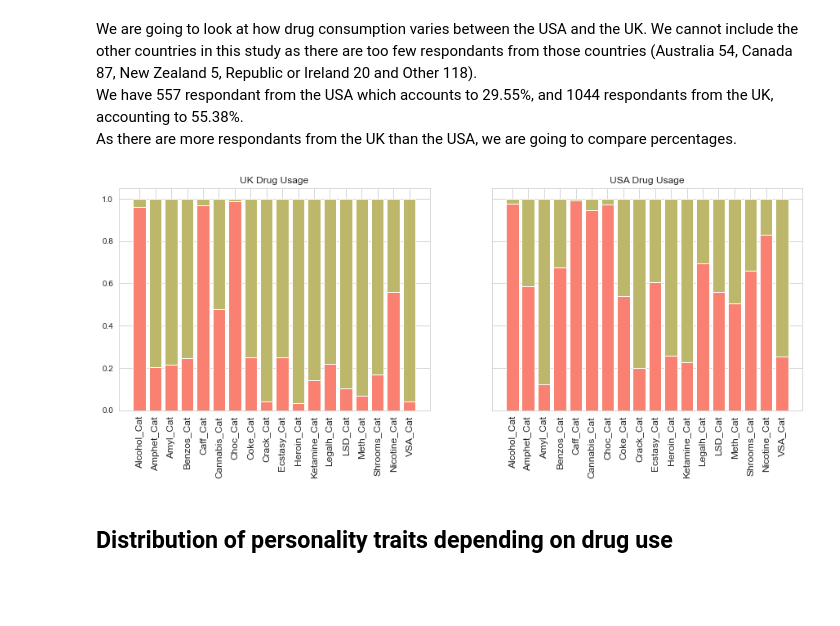
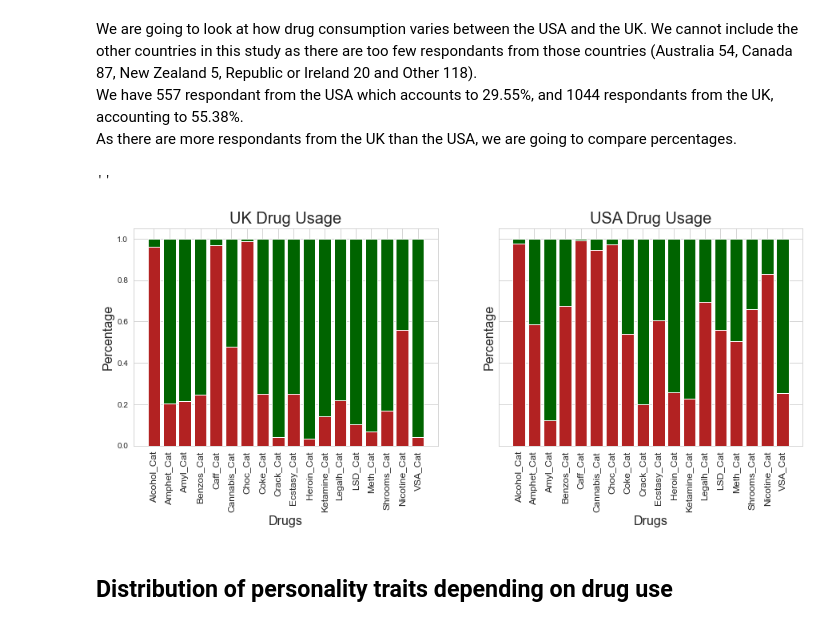
Before and after one commit to SebastianRoetten/Personality_vs_drug_use, a Jupyter notebook: EDA_Laura.ipynb, the cells around one changed output. Saved outputs shown, nothing was run; the diff lists cells and outputs as text; code cells hidden in the pictures; blank space fills up the shorter version.

```diff
--- a/EDA_Laura.ipynb
+++ b/EDA_Laura.ipynb
@@ -357,19 +394,26 @@ usa_user = pd.DataFrame([drugs_cat, usa_user_percentage, usa_non_user_percentage
 # %%
 drugs_cat = ["Alcohol_Cat", "Amphet_Cat", "Amyl_Cat", "Benzos_Cat", "Caff_Cat", "Cannabis_Cat", "Choc_Cat", "Coke_Cat", "Crack_Cat",
         "Ecstasy_Cat", "Heroin_Cat", "Ketamine_Cat", "Legalh_Cat", "LSD_Cat", "Meth_Cat", "Shrooms_Cat", "Nicotine_Cat", "VSA_Cat"]
 
 f, (ax1, ax2) = plt.subplots(1, 2, sharey=True, figsize=(15, 5))
 
-ax1.bar(uk_user["Drug"], uk_user["User"], color='salmon', edgecolor='white')
-ax1.bar(uk_user["Drug"], uk_user["Non_user"], bottom=uk_user["User"], color='darkkhaki', edgecolor='white')
-ax1.set_title('UK Drug Usage')
-ax1.set_xticklabels(drugs_cat, rotation=90, size = 12);
+ax1.bar(uk_user["Drug"], uk_user["User"], color='firebrick', edgecolor='white')
+ax1.bar(uk_user["Drug"], uk_user["Non_user"], bottom=uk_user["User"], color='darkgreen', edgecolor='white')
+ax1.set_title('UK Drug Usage', size = 20)
+ax1.set_xticklabels(drugs_cat, rotation=90, size = 12)
+ax1.set_xlabel("Drugs",size=16)
+ax1.set_ylabel("Percentage",size=16)
+;
 
-ax2.bar(usa_user["Drug"], usa_user["User"], color='salmon', edgecolor='white')
-ax2.bar(usa_user["Drug"], usa_user["Non_user"], bottom=usa_user["User"], color='darkkhaki', edgecolor='white')
-ax2.set_title('USA Drug Usage')
-ax2.set_xticklabels(drugs_cat, rotation=90, size = 12);
+ax2.bar(usa_user["Drug"], usa_user["User"], color='firebrick', edgecolor='white')
+ax2.bar(usa_user["Drug"], usa_user["Non_user"], bottom=usa_user["User"], color='darkgreen', edgecolor='white')
+ax2.set_title('USA Drug Usage', size = 20)
+ax2.set_xticklabels(drugs_cat, rotation=90, size = 12)
+ax2.set_xlabel("Drugs",size=16)
+ax2.set_ylabel("Percentage",size=16)
+;
 # %% [output]
+''
-[figure, old version]
+[figure, new version]
 # %% [markdown]
 ## Distribution of personality traits depending on drug use
```
Also changed, not shown: parts of 12 cells of this notebook.
